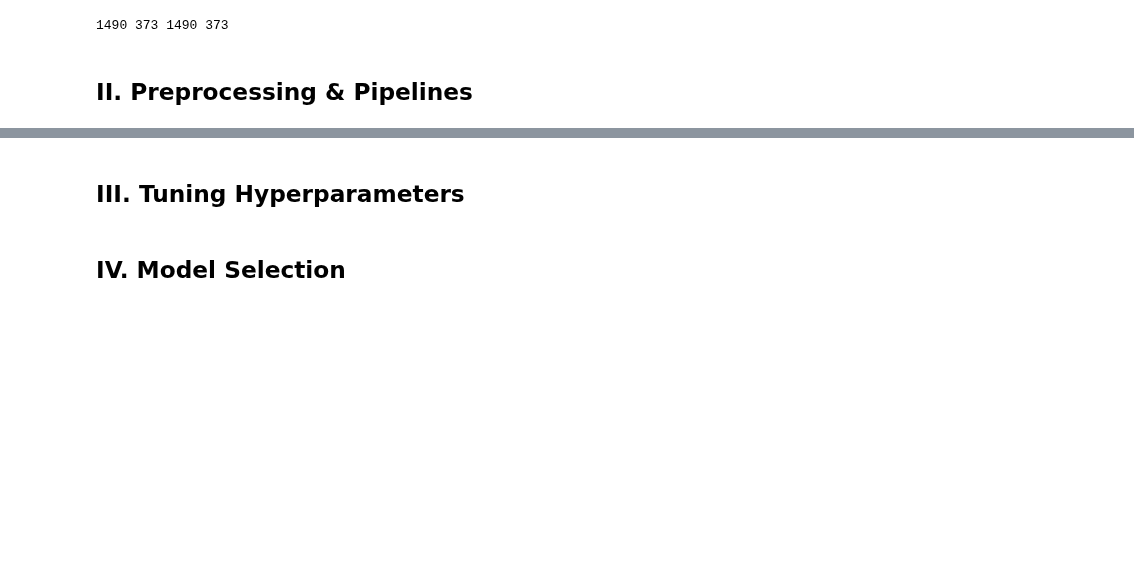
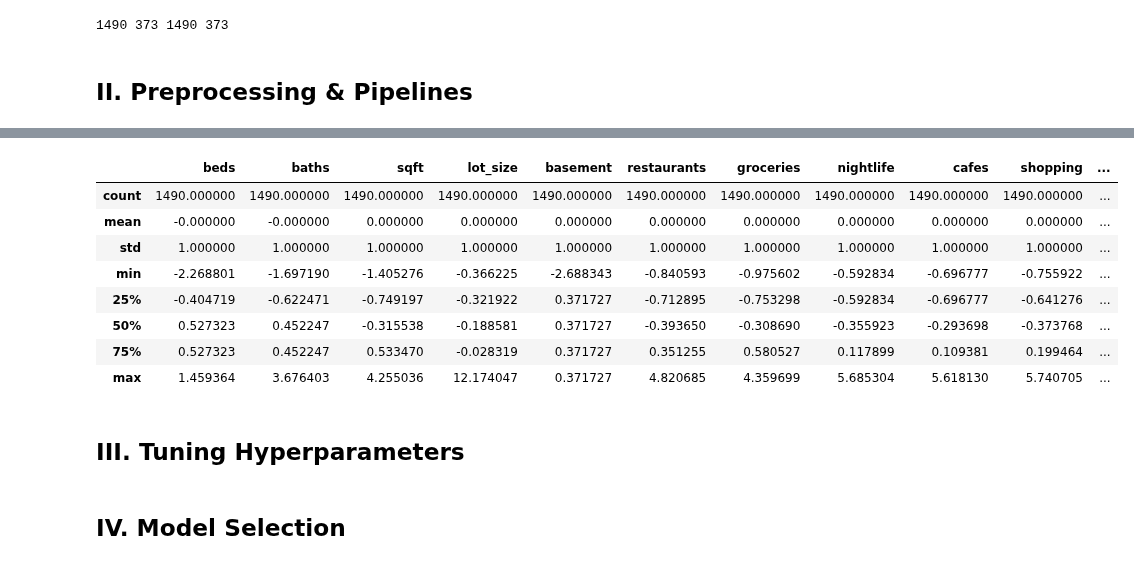
Before and after one commit to tundeiness/Real-Estate-Tycoon, a Jupyter notebook: 5 - Workbook - Model Training.ipynb, the cells around one changed output, grey strips where cells are left out. Cells and saved outputs as stored; diff of their text form; code cells hidden in the pictures; blank space fills up the shorter version.

Commit message:
check if settings has taken effect

```diff
--- a/5 - Workbook - Model Training.ipynb
+++ b/5 - Workbook - Model Training.ipynb
@@ -120,6 +120,20 @@ x_train_new.describe()
 # %%
 # set pandas float format to 3 D.P to take care of the exponentials
 pd.set_option('display.float_format', lambda x: '% 3f' % x)
+# %%
+# re-check x_train_new summary stats
+
+x_train_new.describe()
+# %% [output]
+|  | beds | baths | sqft | lot_size | basement | restaurants | groceries | nightlife | cafes | shopping | ... |
+| count | 1490.000000 | 1490.000000 | 1490.000000 | 1490.000000 | 1490.000000 | 1490.000000 | 1490.000000 | 1490.000000 | 1490.000000 | 1490.000000 | ... |
+| mean | -0.000000 | -0.000000 | 0.000000 | 0.000000 | 0.000000 | 0.000000 | 0.000000 | 0.000000 | 0.000000 | 0.000000 | ... |
+| std | 1.000000 | 1.000000 | 1.000000 | 1.000000 | 1.000000 | 1.000000 | 1.000000 | 1.000000 | 1.000000 | 1.000000 | ... |
+| min | -2.268801 | -1.697190 | -1.405276 | -0.366225 | -2.688343 | -0.840593 | -0.975602 | -0.592834 | -0.696777 | -0.755922 | ... |
+| 25% | -0.404719 | -0.622471 | -0.749197 | -0.321922 | 0.371727 | -0.712895 | -0.753298 | -0.592834 | -0.696777 | -0.641276 | ... |
+| 50% | 0.527323 | 0.452247 | -0.315538 | -0.188581 | 0.371727 | -0.393650 | -0.308690 | -0.355923 | -0.293698 | -0.373768 | ... |
+| 75% | 0.527323 | 0.452247 | 0.533470 | -0.028319 | 0.371727 | 0.351255 | 0.580527 | 0.117899 | 0.109381 | 0.199464 | ... |
+| max | 1.459364 | 3.676403 | 4.255036 | 12.174047 | 0.371727 | 4.820685 | 4.359699 | 5.685304 | 5.618130 | 5.740705 | ... |
 # %% [markdown]
 ## III. Tuning Hyperparameters
 # %% [markdown]
```
